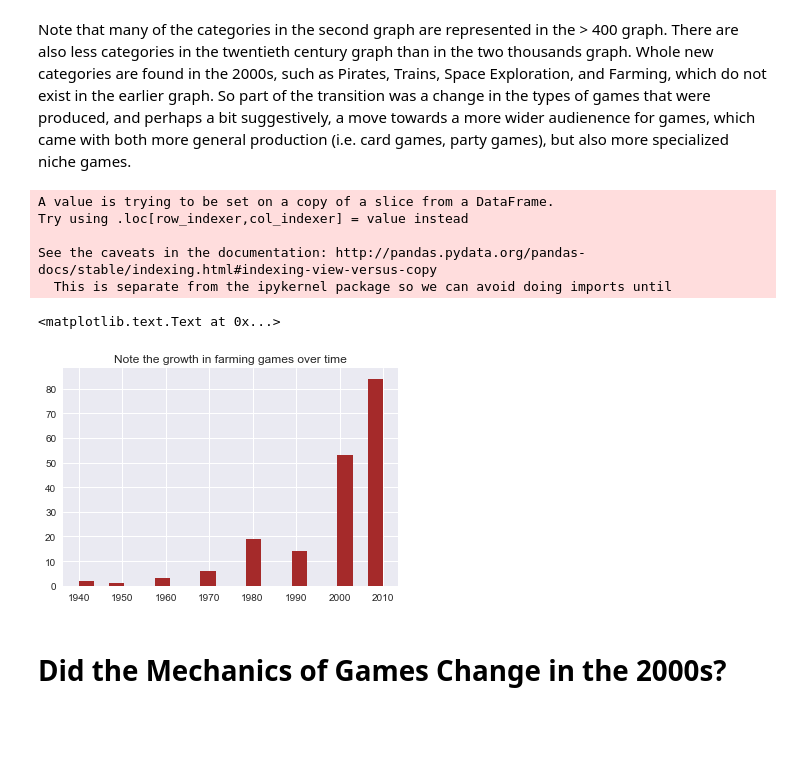
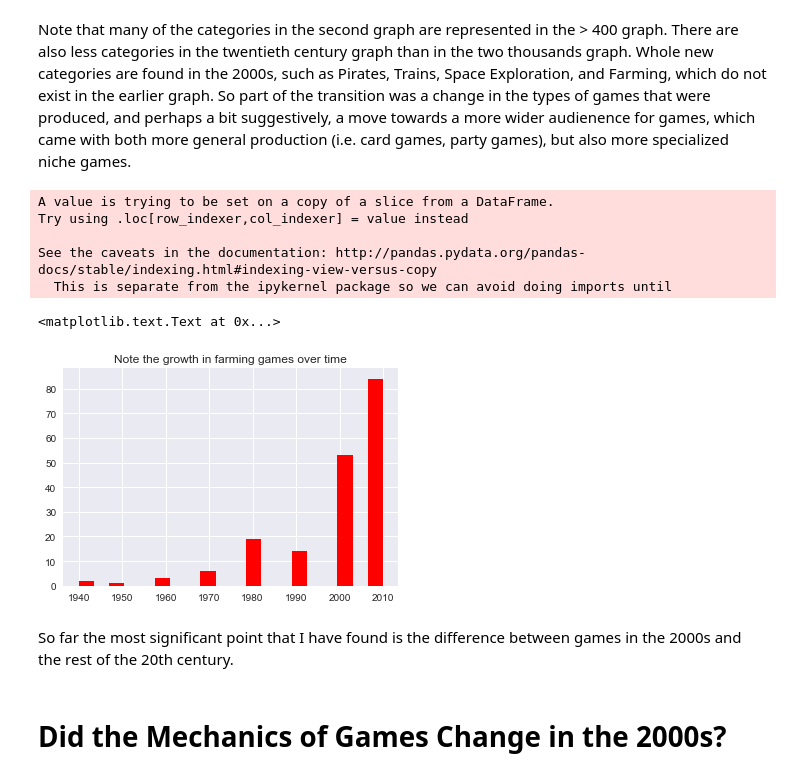
Before and after one commit to nss2108/Capstone-1-Springboard-, a Jupyter notebook: Statistical Analysis of Games Dataset.ipynb, the cells around one changed output. Cells and saved outputs as stored; diff of their text form; code cells hidden in the pictures; blank space fills up the shorter version.

```diff
--- a/Statistical Analysis of Games Dataset.ipynb
+++ b/Statistical Analysis of Games Dataset.ipynb
@@ -76,18 +194,20 @@ Note that many of the categories in the second graph are represented in the > 40
 # %%
 games.category=games.category.astype(str)
 farming=games[games.category.str.contains("Farming")]
 farming["decade"]=farming.year//10*10
 farming=farming[farming.decade > 1900.0]
-farming.decade.hist(bins=20, color="Brown")
+farming.decade.hist(bins=20, color="red")
 plt.title("Note the growth in farming games over time") #this is just an example section, and it's a way to confirm my asssumption that the categories of games changed
 # %% [output]
 A value is trying to be set on a copy of a slice from a DataFrame.
 Try using .loc[row_indexer,col_indexer] = value instead
 
 See the caveats in the documentation: http://pandas.pydata.org/pandas-docs/stable/indexing.html#indexing-view-versus-copy
   This is separate from the ipykernel package so we can avoid doing imports until
 <matplotlib.text.Text at 0x...>
-[figure, old version]
+[figure, new version]
+# %% [markdown]
+So far the most significant point that I have found is the difference between games in the 2000s and the rest of the 20th century.
 # %% [markdown]
 # Did the Mechanics of Games Change in the 2000s?
 # %%
```
Also changed, not shown: parts of 41 cells of this notebook.
